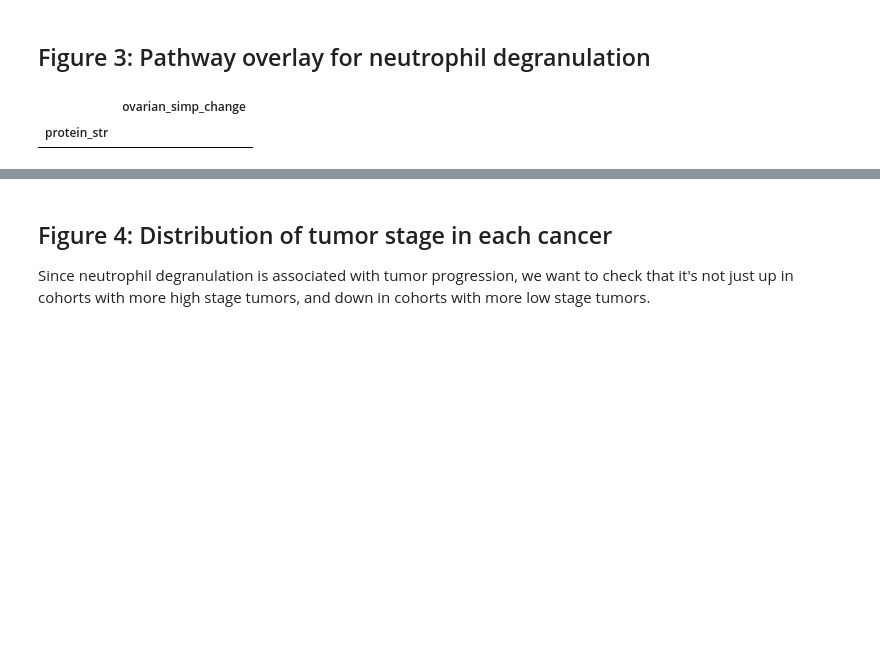
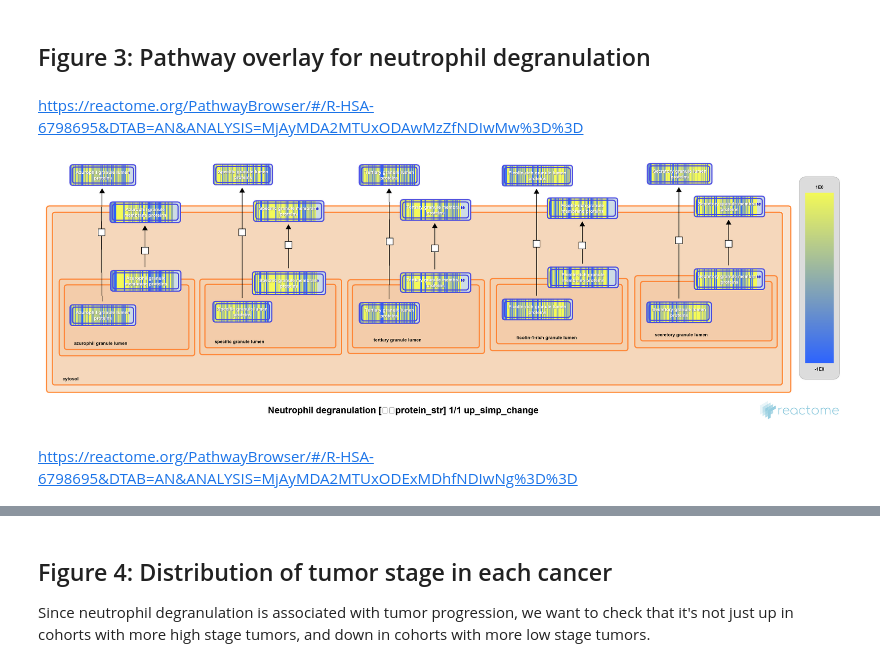
Before and after one commit to caleb-lindgren/scratchpad, a Jupyter notebook: pancancer_enrichment/3_visualize_results_reactome.ipynb, the cells around one changed output, grey strips where cells are left out. Saved outputs shown, nothing was run; the diff lists cells and outputs as text; code cells hidden in the pictures; blank space fills up the shorter version.

Commit message:
Finish Reactome results visualization

```diff
--- a/pancancer_enrichment/3_visualize_results_reactome.ipynb
+++ b/pancancer_enrichment/3_visualize_results_reactome.ipynb
@@ -338,25 +470,32 @@ def pathway_overlay_wrapper(pathway_id, exp_data, enrich_data, up_or_down):
 
     sel_cancers = enrich_data.\
         loc[(enrich_data["pathway_id"] == neutro_pathway_id) & (comparison(enrich_data["mean_expr"], 0)),
-           ["cancer_type", "mean_expr"]]
+            "cancer_type"]
 
     # Select the desired expression data and average the simplified change across cancer types
     sel_exp = exp_data.\
         loc[
-            expression_data["protein_str"].isin(prots["member"]) &
-            expression_data["cancer_type"].isin(sel_cancers),
+            exp_data["protein_str"].isin(prots["member"]) &
+            exp_data["cancer_type"].isin(sel_cancers),
             ["protein_str", "simplified_change"]
         ].\
         groupby("protein_str").\
-        agg(np.mean)
+        agg(np.mean).\
+        rename(columns={"simplified_change": f"{up_or_down}_simp_change"})
 
-    return sel_exp
-
-    img_name = f"{TIME_START}_{pathway_id}_{cancer_type}.png"
+    img_name = f"{TIME_START}_{pathway_id}_{up_or_down}.png"
     img_path = os.path.join(STEP3_DIR, img_name)
 
-    mean_expr, img_path = ut.reactome_pathway_overlay(
-        df=sel_exp,
+    token, _ = ut.reactome_enrichment_analysis(
+        analysis_type="ranked",
+        data=sel_exp,
+        sort_by="ENTITIES_FDR",
+        ascending=True,
+        include_high_level_diagrams=True,
+        include_interactors=False)
+
+    _, img_path = ut.reactome_pathway_overlay(
+        analysis_token=token,
         pathway=pathway_id,
         open_browser=False,
         export_path=img_path,
@@ -364,15 +503,26 @@ def pathway_overlay_wrapper(pathway_id, exp_data, enrich_data, up_or_down):
         display_col_idx=None,
         diagram_colors="Modern",
         overlay_colors="Standard",
-        quality=7
+        quality=10
     )
 
-    return img_path
+    _, url = ut.reactome_pathway_overlay(
+        analysis_token=token,
+        pathway=pathway_id,
+        open_browser=False,
+    )
+
+    return img_path, url
 # %%
 # Note that we're using expression_data, not all_expression_data; the former has
 # only proteins where reject_null
 
-pathway_overlay_wrapper(neutro_pathway_id, expression_data, enrichment_data, "up")
+up_image_path, up_url = pathway_overlay_wrapper(neutro_pathway_id, expression_data, enrichment_data, "up")
-# %% [output]
-|  | ovarian_simp_change |
-| protein_str |  |
+# %%
+IPython.display.HTML(f'<a href={up_url}>{up_url}</a>')
+# %% [output]
+https://reactome.org/PathwayBrowser/#/R-HSA-6798695&DTAB=AN&ANALYSIS=MjAyMDA2MTUxODAwMzZfNDIwMw%3D%3D
+# %%
+IPython.display.Image(up_image_path)
+# %% [output]
+[figure, added]
@@ -378,0 +534,4 @@ pathway_overlay_wrapper(neutro_pathway_id, expression_data, enrichment_data, "up
+# %%
+IPython.display.HTML(f'<a href={down_url}>{down_url}</a>')
+# %% [output]
+https://reactome.org/PathwayBrowser/#/R-HSA-6798695&DTAB=AN&ANALYSIS=MjAyMDA2MTUxODExMDhfNDIwNg%3D%3D
```
Also changed, not shown: parts of 16 cells of this notebook, 2 other files.
